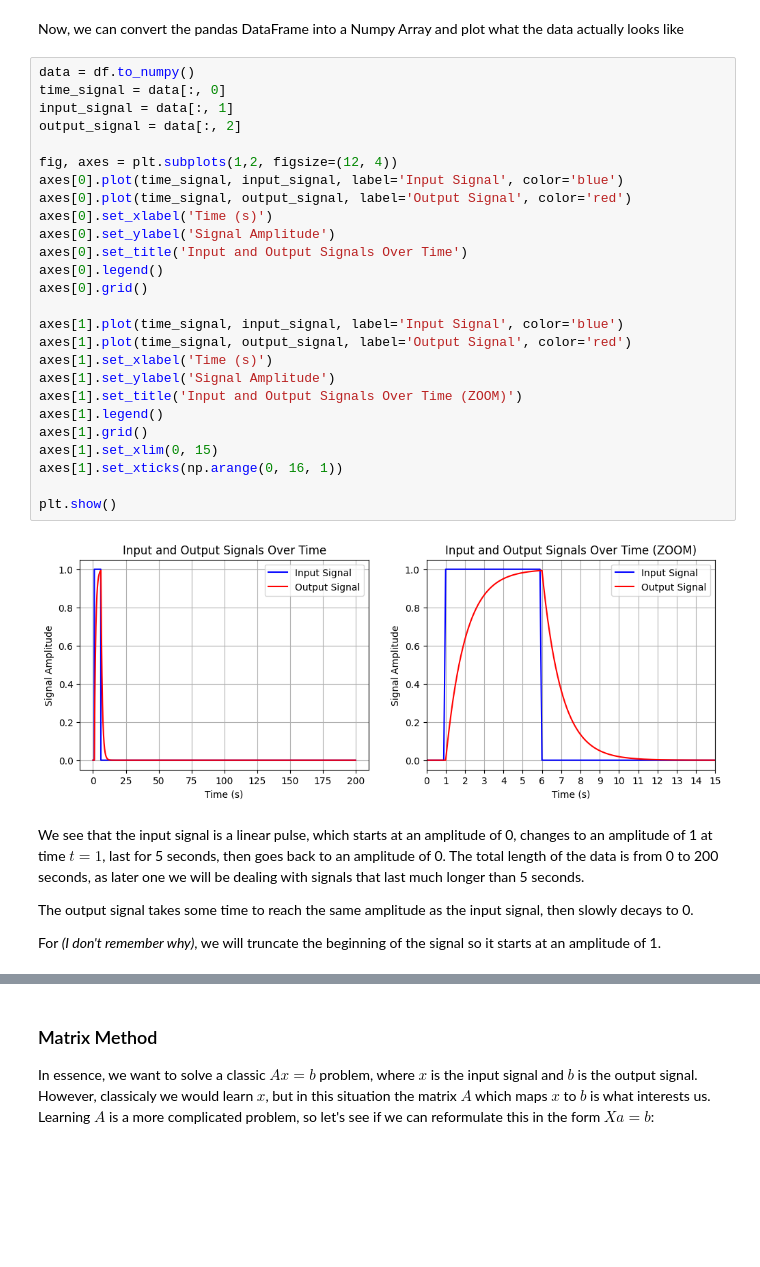
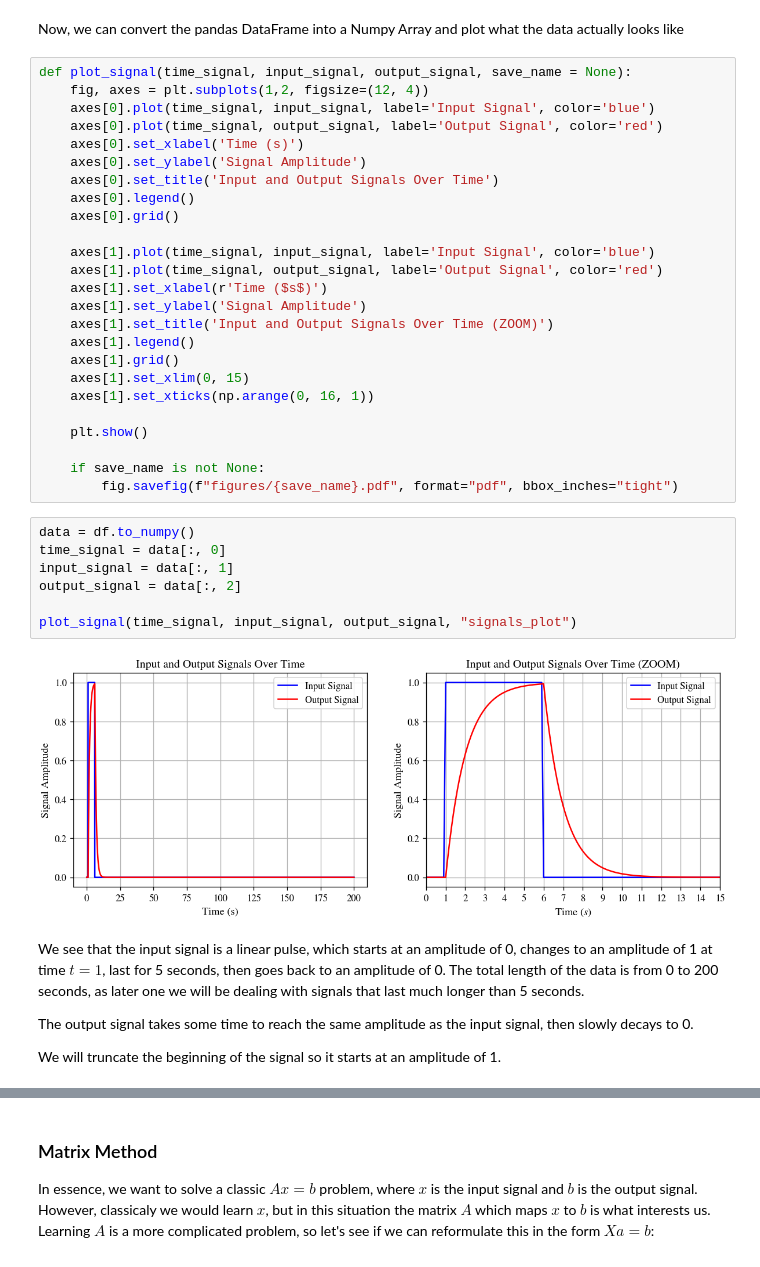
Before and after one commit to mathieusalz/LSMS_NeuralOperator_Tutorial, a Jupyter notebook: 1_LinearPulse_RecoverTransferFunction.ipynb, the cells around one changed output, grey strips where cells are left out. Cells and saved outputs as stored; diff of their text form; blank space fills up the shorter version.

```diff
--- a/1_LinearPulse_RecoverTransferFunction.ipynb
+++ b/1_LinearPulse_RecoverTransferFunction.ipynb
@@ -28,40 +56,46 @@ df.head()
 | 4 | 0.4 | 0 | 0.0 |
 # %% [markdown]
 Now, we can convert the pandas DataFrame into a Numpy Array and plot what the data actually looks like
+# %%
+def plot_signal(time_signal, input_signal, output_signal, save_name = None):
+    fig, axes = plt.subplots(1,2, figsize=(12, 4))
+    axes[0].plot(time_signal, input_signal, label='Input Signal', color='blue')
+    axes[0].plot(time_signal, output_signal, label='Output Signal', color='red')
+    axes[0].set_xlabel('Time (s)')
+    axes[0].set_ylabel('Signal Amplitude')
+    axes[0].set_title('Input and Output Signals Over Time')
+    axes[0].legend()
+    axes[0].grid()
+
+    axes[1].plot(time_signal, input_signal, label='Input Signal', color='blue')
+    axes[1].plot(time_signal, output_signal, label='Output Signal', color='red')
+    axes[1].set_xlabel(r'Time ($s$)')
+    axes[1].set_ylabel('Signal Amplitude')
+    axes[1].set_title('Input and Output Signals Over Time (ZOOM)')
+    axes[1].legend()
+    axes[1].grid()
+    axes[1].set_xlim(0, 15)
+    axes[1].set_xticks(np.arange(0, 16, 1))
+
+    plt.show()
+
+    if save_name is not None:
+        fig.savefig(f"figures/{save_name}.pdf", format="pdf", bbox_inches="tight")
 # %%
 data = df.to_numpy()
 time_signal = data[:, 0]
 input_signal = data[:, 1]
 output_signal = data[:, 2]
 
-fig, axes = plt.subplots(1,2, figsize=(12, 4))
-axes[0].plot(time_signal, input_signal, label='Input Signal', color='blue')
-axes[0].plot(time_signal, output_signal, label='Output Signal', color='red')
-axes[0].set_xlabel('Time (s)')
-axes[0].set_ylabel('Signal Amplitude')
-axes[0].set_title('Input and Output Signals Over Time')
-axes[0].legend()
-axes[0].grid()
-
-axes[1].plot(time_signal, input_signal, label='Input Signal', color='blue')
-axes[1].plot(time_signal, output_signal, label='Output Signal', color='red')
-axes[1].set_xlabel('Time (s)')
-axes[1].set_ylabel('Signal Amplitude')
-axes[1].set_title('Input and Output Signals Over Time (ZOOM)')
-axes[1].legend()
-axes[1].grid()
-axes[1].set_xlim(0, 15)
-axes[1].set_xticks(np.arange(0, 16, 1))
-
-plt.show()
+plot_signal(time_signal, input_signal, output_signal, "signals_plot")
 # %% [output]
-[figure, old version]
+[figure, new version]
 # %% [markdown]
 We see that the input signal is a linear pulse, which starts at an amplitude of 0, changes to an amplitude of 1 at time $t = 1$, last for 5 seconds, then goes back to an amplitude of 0. The total length of the data is from 0 to 200 seconds, as later one we will be dealing with signals that last much longer than 5 seconds.
 
 The output signal takes some time to reach the same amplitude as the input signal, then slowly decays to 0.
 
-For *(I don't remember why)*, we will truncate the beginning of the signal so it starts at an amplitude of 1.
+We will truncate the beginning of the signal so it starts at an amplitude of 1.
 # %%
 start = np.where(input_signal > 0)[0][0]
 time_signal = time_signal[start:]
```
Also changed, not shown: parts of 12 cells of this notebook, 31 other files.
